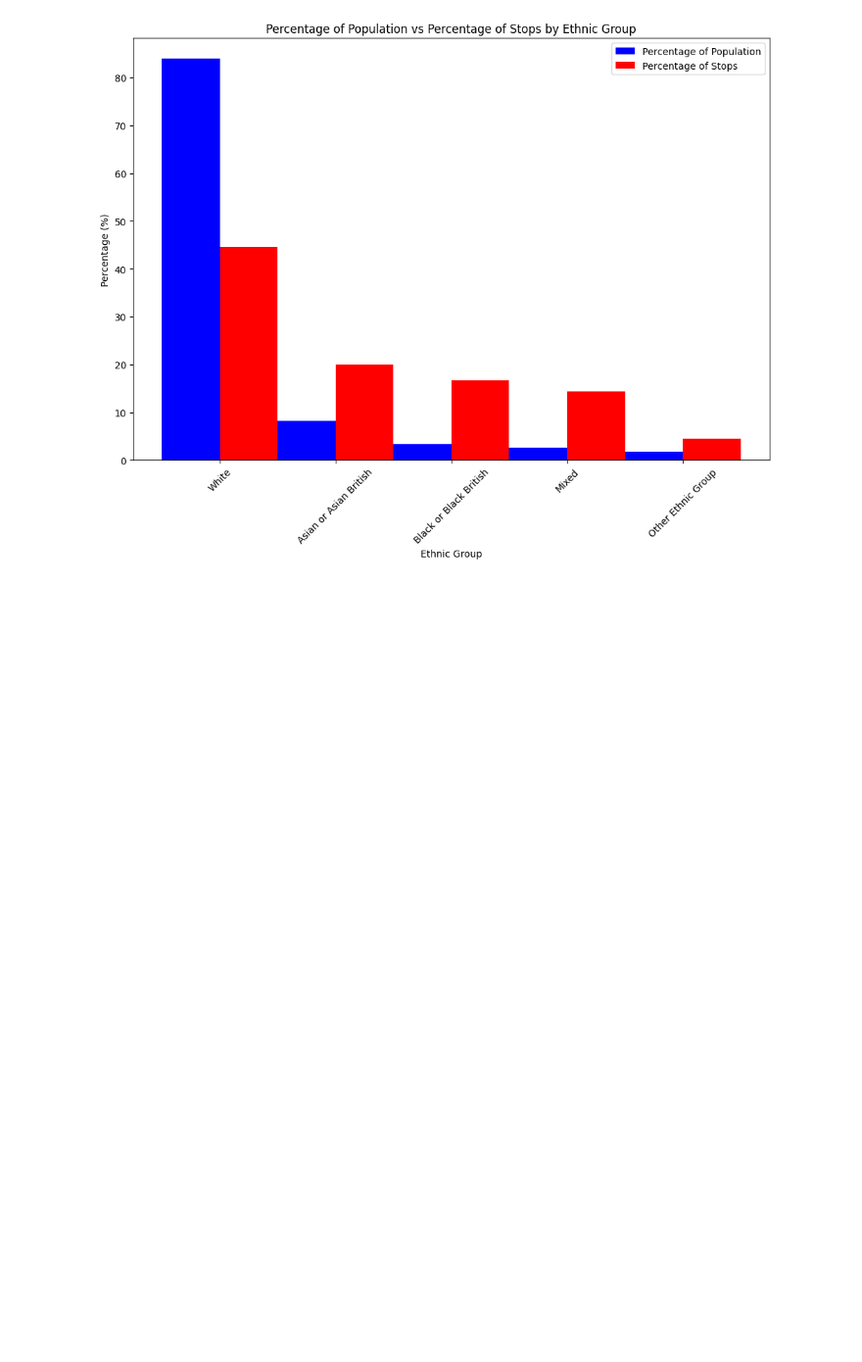
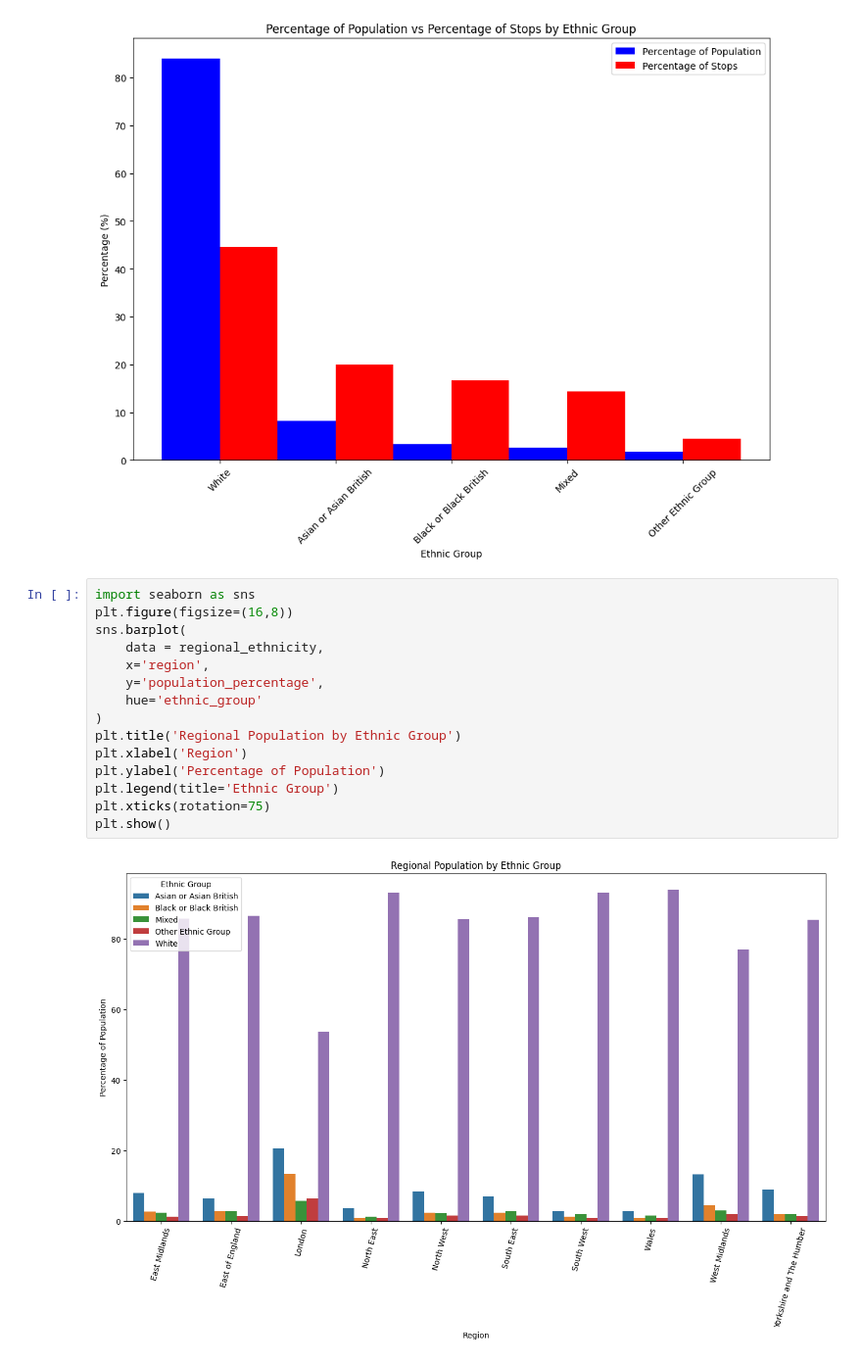
Before and after one commit to elliecheshire/Stop_and_Search, a Jupyter notebook: Stop_Search_analysis.ipynb, the cells around one changed output. Shown: that part at 98% size. Cells and saved outputs as stored; diff of their text form; blank space fills up the shorter version.

```diff
--- a/Stop_Search_analysis.ipynb
+++ b/Stop_Search_analysis.ipynb
@@ -207,3 +205,20 @@ plt.legend()
 plt.show()
 # %% [output]
 [figure]
+# %%
+import seaborn as sns
+plt.figure(figsize=(16,8))
+sns.barplot(
+    data = regional_ethnicity,
+    x='region',
+    y='population_percentage',
+    hue='ethnic_group'
+)
+plt.title('Regional Population by Ethnic Group')
+plt.xlabel('Region')
+plt.ylabel('Percentage of Population')
+plt.legend(title='Ethnic Group')
+plt.xticks(rotation=75)
+plt.show()
+# %% [output]
+[figure, added]
```
Also changed, not shown: parts of 1 cell of this notebook.
